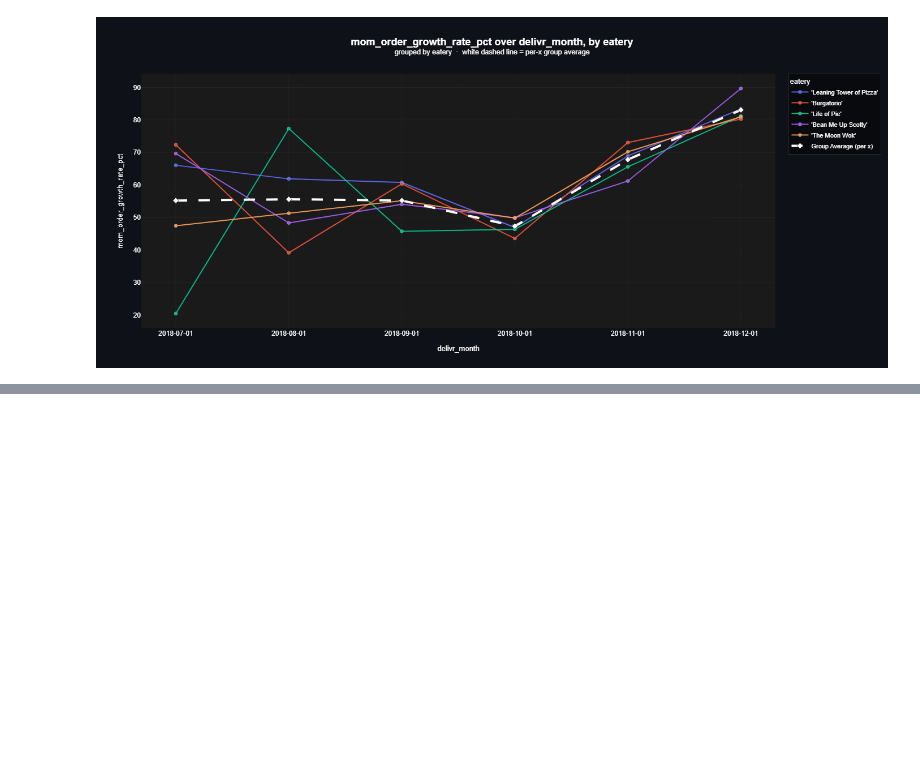
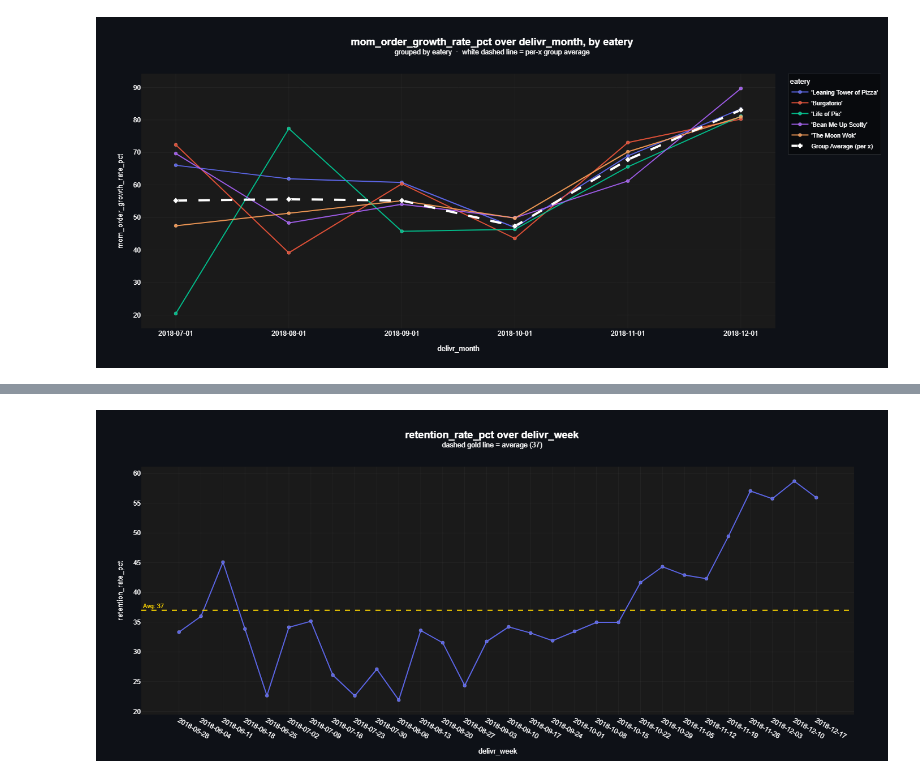
Before and after one commit to arianmokhtariha/Delivr-Business-Analysis, a Jupyter notebook: user-centric-KPI's.ipynb, the cells around one changed output, grey strips where cells are left out. Cells and saved outputs as stored; diff of their text form; code cells hidden in the pictures; blank space fills up the shorter version.

```diff
--- a/user-centric-KPI's.ipynb
+++ b/user-centric-KPI's.ipynb
@@ -682,0 +737,8 @@ MoM_order_growth_pereatery_lineplot
+# %%
+weekly_retention_rate_lineplot = line_plot(df=retention_rate_query(date_freq='week'),
+                                           x='delivr_week',
+                                           y='retention_rate_pct',
+                                           avg_line=True)
+weekly_retention_rate_lineplot
+# %% [output]
+[figure, added]
```
Also changed, not shown: parts of 7 cells of this notebook.
